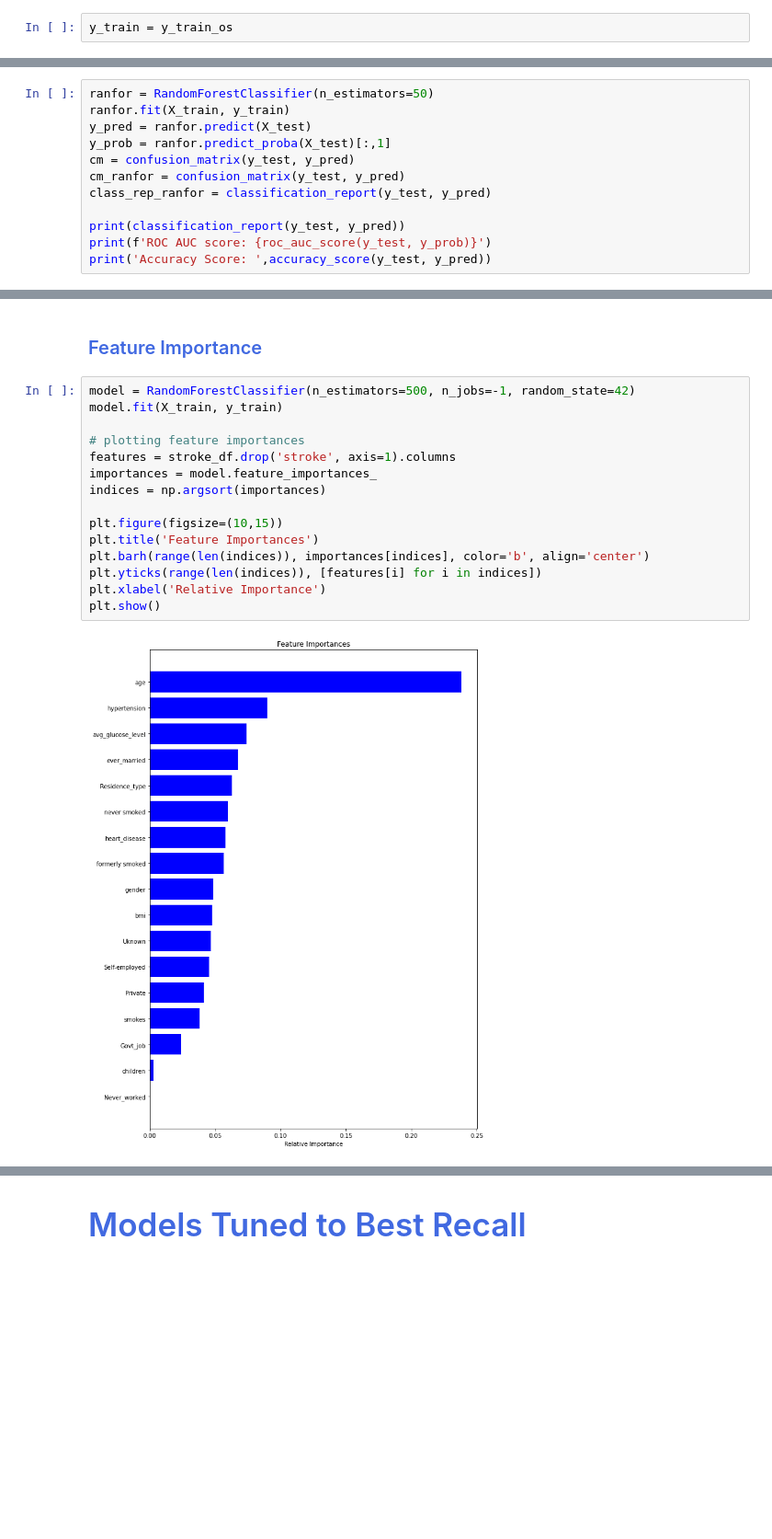
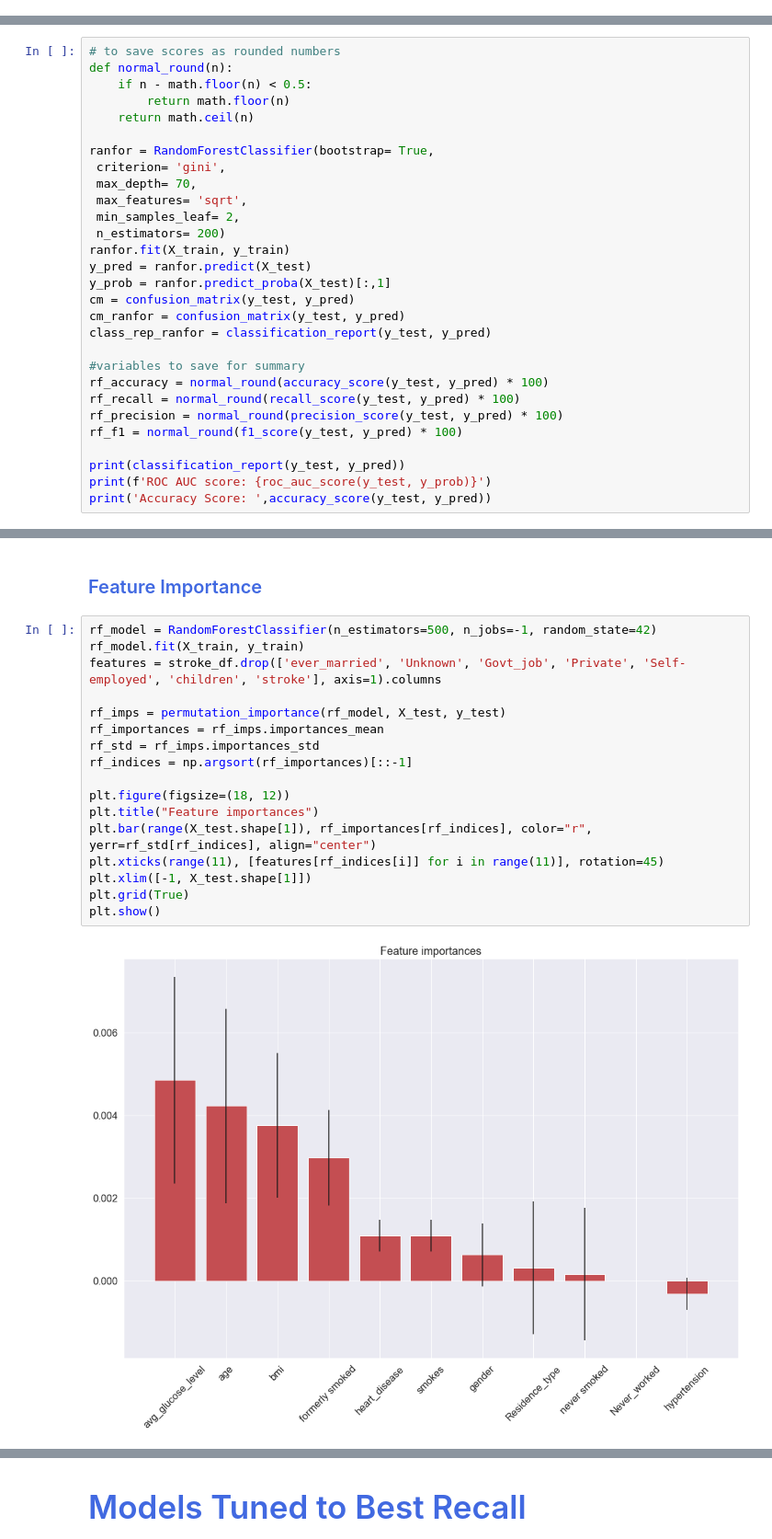
Before and after one commit to rotznmu/stroke_prediction_capstone, a Jupyter notebook: Stroke Prediction.ipynb, the cells around one changed output, grey strips where cells are left out. Shown at 92% size. Saved outputs shown, nothing was run; the diff lists cells and outputs as text; blank space fills up the shorter version.

Commit message:
added feature importance and summary with visualizations

```diff
--- a/Stroke Prediction.ipynb
+++ b/Stroke Prediction.ipynb
@@ -954,8 +964,6 @@ X_test = scaler.transform(X_test)
 # %%
 X_train = pd.DataFrame(X_train, columns=stroke_df_cols[:-1])
 X_test = pd.DataFrame(X_test, columns=stroke_df_cols[:-1])
-# %%
-y_train = y_train_os
 # %% [markdown]
 <h3 style = "font-family:garamond; font-size:20px; background-color: white; color : royalblue; border-radius: 100px 100px; text-align:left">Verify scaling is correct with mean and std</h3>
 # %%
@@ -1562,7 +1514,18 @@ KNeighbors seems to be the clear winner here. We will run all the models below.
 # %% [markdown]
 <h3 style = "font-family:garamond; font-size:25px; background-color: white; color : royalblue; border-radius: 100px 100px; text-align:left">Random Forest</h3>
 # %%
-ranfor = RandomForestClassifier(n_estimators=50)
+# to save scores as rounded numbers
+def normal_round(n):
+    if n - math.floor(n) < 0.5:
+        return math.floor(n)
+    return math.ceil(n)
+
+ranfor = RandomForestClassifier(bootstrap= True,
+ criterion= 'gini',
+ max_depth= 70,
+ max_features= 'sqrt',
+ min_samples_leaf= 2,
+ n_estimators= 200)
 ranfor.fit(X_train, y_train)
 y_pred = ranfor.predict(X_test)
 y_prob = ranfor.predict_proba(X_test)[:,1]
@@ -1570,6 +1533,12 @@ cm = confusion_matrix(y_test, y_pred)
 cm_ranfor = confusion_matrix(y_test, y_pred)
 class_rep_ranfor = classification_report(y_test, y_pred)
 
+#variables to save for summary
+rf_accuracy = normal_round(accuracy_score(y_test, y_pred) * 100)
+rf_recall = normal_round(recall_score(y_test, y_pred) * 100)
+rf_precision = normal_round(precision_score(y_test, y_pred) * 100)
+rf_f1 = normal_round(f1_score(y_test, y_pred) * 100)
+
 print(classification_report(y_test, y_pred))
 print(f'ROC AUC score: {roc_auc_score(y_test, y_prob)}')
 print('Accuracy Score: ',accuracy_score(y_test, y_pred))
@@ -1613,19 +1584,21 @@ plt.show()
 # %% [markdown]
 <h3 style = "font-family:garamond; font-size:20px; background-color: white; color : royalblue; border-radius: 100px 100px; text-align:left">Feature Importance</h3>
 # %%
-model = RandomForestClassifier(n_estimators=500, n_jobs=-1, random_state=42)
-model.fit(X_train, y_train)
+rf_model = RandomForestClassifier(n_estimators=500, n_jobs=-1, random_state=42)
+rf_model.fit(X_train, y_train)
+features = stroke_df.drop(['ever_married', 'Unknown', 'Govt_job', 'Private', 'Self-employed', 'children', 'stroke'], axis=1).columns
 
-# plotting feature importances
-features = stroke_df.drop('stroke', axis=1).columns
-importances = model.feature_importances_
-indices = np.argsort(importances)
+rf_imps = permutation_importance(rf_model, X_test, y_test)
+rf_importances = rf_imps.importances_mean
+rf_std = rf_imps.importances_std
+rf_indices = np.argsort(rf_importances)[::-1]
 
-plt.figure(figsize=(10,15))
-plt.title('Feature Importances')
-plt.barh(range(len(indices)), importances[indices], color='b', align='center')
-plt.yticks(range(len(indices)), [features[i] for i in indices])
-plt.xlabel('Relative Importance')
+plt.figure(figsize=(18, 12))
+plt.title("Feature importances")
+plt.bar(range(X_test.shape[1]), rf_importances[rf_indices], color="r", yerr=rf_std[rf_indices], align="center")
+plt.xticks(range(11), [features[rf_indices[i]] for i in range(11)], rotation=45)
+plt.xlim([-1, X_test.shape[1]])
+plt.grid(True)
 plt.show()
 # %% [output]
-[figure, old version]
+[figure, new version]
```
Also changed, not shown: parts of 85 cells of this notebook.
